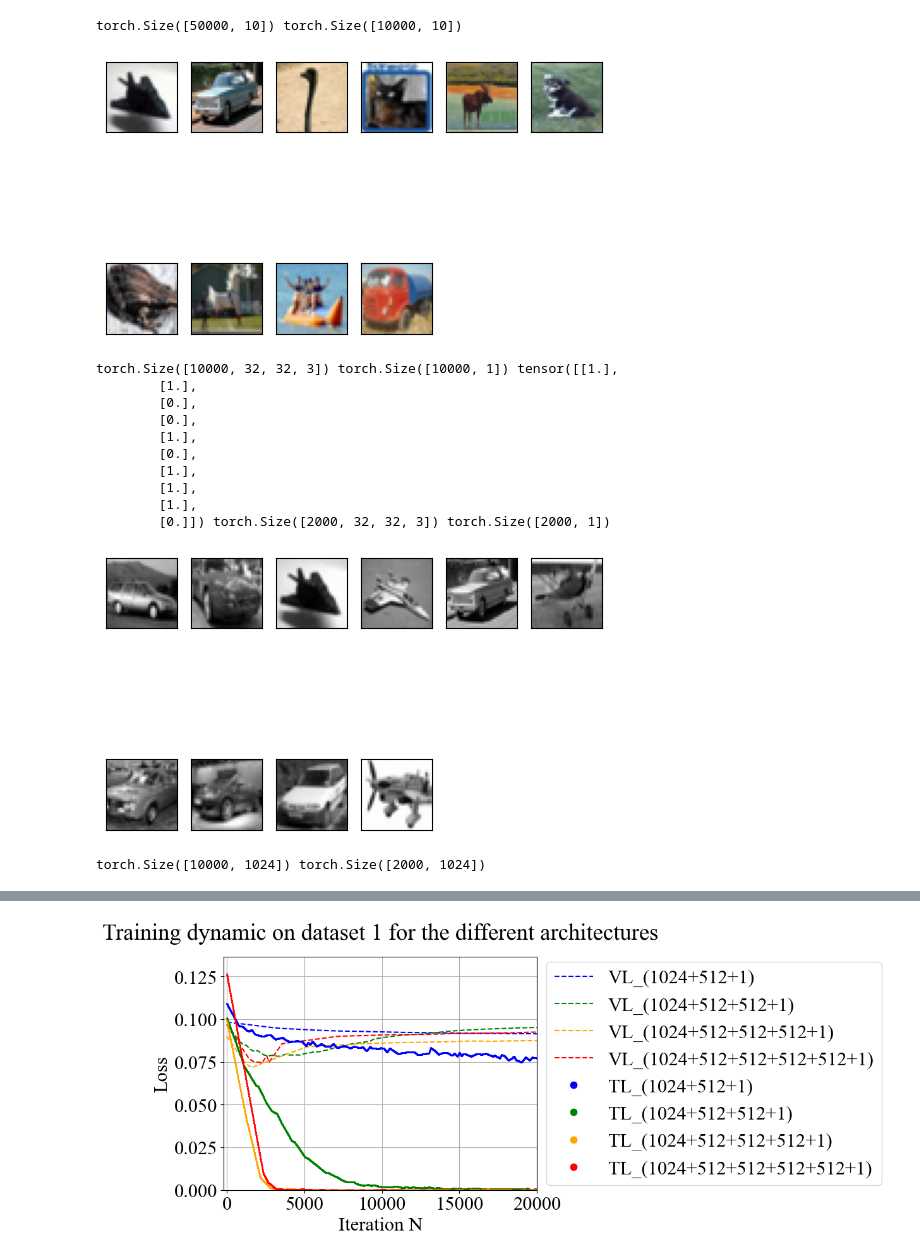
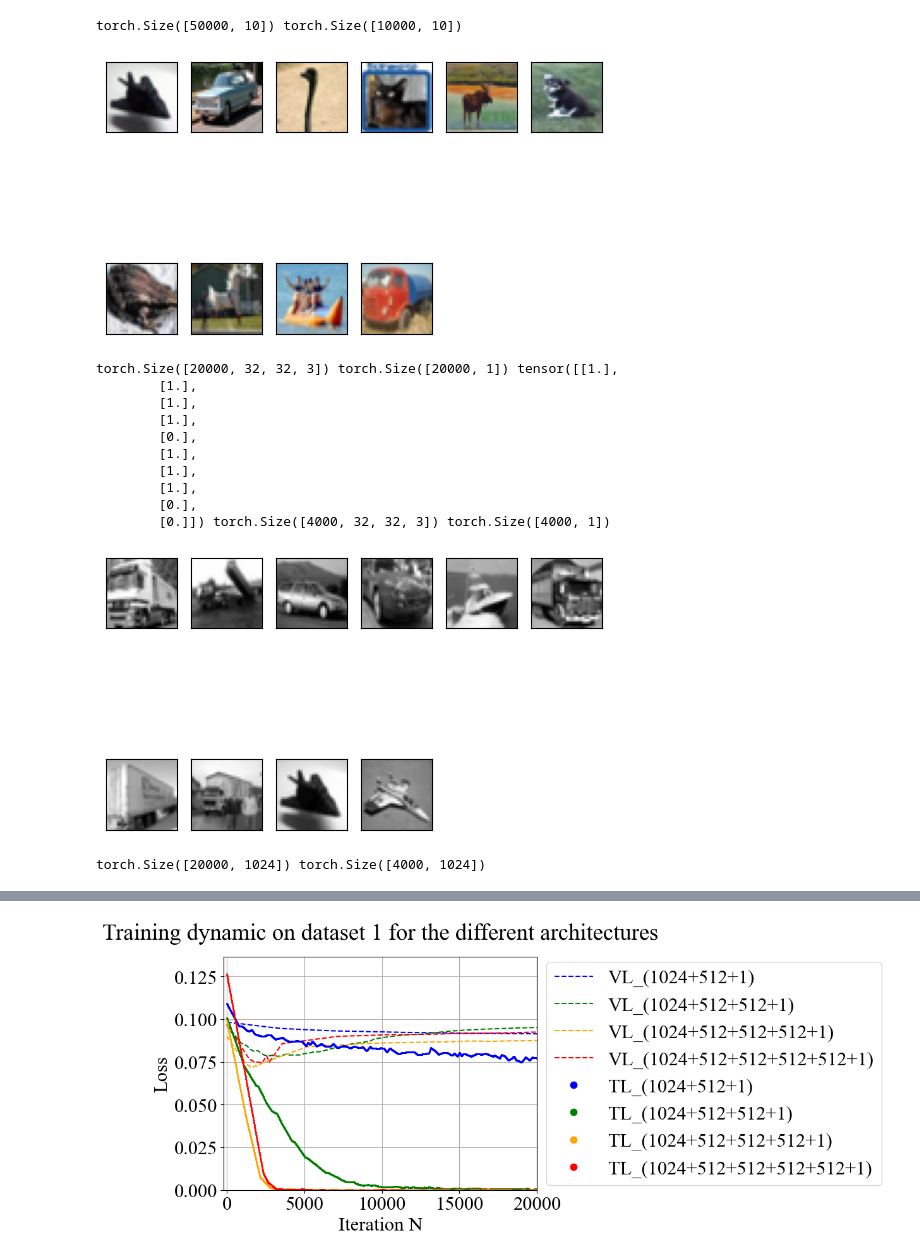
Before and after one commit to HugoVidal1/Stage_P3A_IdePHICS, a Jupyter notebook: CIFAR-10/classifiers_constructor.ipynb, the cells around one changed output, grey strips where cells are left out. Saved outputs shown, nothing was run; the diff lists cells and outputs as text; code cells hidden in the pictures.

```diff
--- a/CIFAR-10/classifiers_constructor.ipynb
+++ b/CIFAR-10/classifiers_constructor.ipynb
@@ -76,8 +76,8 @@ if class_binary_reduction :
     # classe1 = [1, 3, 4]  # elk, truck, dog
     # classe2 = [5, 7, 9]  # horse, car, cat
 
-    classe1 = [1]  # elk
-    classe2 = [0]  # horse
+    classe1 = [1, 9]  # elk
+    classe2 = [0, 8]  # horse
 
     # Création des masques pour les échantillons appartenant à ces classes
     mask_classe1_train = y_train[:, classe1].sum(dim=1) > 0  # True si appartient à classe1
@@ -102,36 +102,36 @@ if class_binary_reduction :
     # y_train = 2*(y_train-0.5)
     # x_valid = 2*(x_valid-0.5)
     # y_valid = 2*(y_valid-0.5)
 
     print(x_train.shape, y_train.shape, y_train[0:10], x_valid.shape, y_valid.shape)
 
 if black_and_white_images :
     x_train = 0.299*x_train[:,:,:,0] + 0.587*x_train[:,:,:,1] + 0.114*x_train[:,:,:,2]
     x_valid = 0.299*x_valid[:,:,:,0] + 0.587*x_valid[:,:,:,1] + 0.114*x_valid[:,:,:,2]
     for i, image in enumerate(x_train[0:10]):
         plt.subplot(2, int(len(x_train[0:10])/2+1),i+1)
         plt.imshow(image, cmap = 'grey')
         plt.xticks([])
         plt.yticks([])
     plt.show()
     x_train, x_valid = (x_train.reshape(x_train.shape[0], x_train.shape[1]*x_train.shape[2])).to(dtype), x_valid.reshape(x_valid.shape[0], x_valid.shape[1]*x_valid.shape[2]).to(dtype)
     print(x_train.shape, x_valid.shape)
 
 else :
     x_train, x_valid = (x_train.reshape(x_train.shape[0], x_train.shape[1]*x_train.shape[2]*x_train.shape[3])).to(dtype), x_valid.reshape(x_valid.shape[0], x_valid.shape[1]*x_valid.shape[2]*x_valid.shape[3]).to(dtype)
     print(x_train.shape, x_valid.shape)
 # %% [output]
 torch.Size([50000, 10]) torch.Size([10000, 10])
 [figure]
-torch.Size([10000, 32, 32, 3]) torch.Size([10000, 1]) tensor([[1.],
+torch.Size([20000, 32, 32, 3]) torch.Size([20000, 1]) tensor([[1.],
         [1.],
-        [0.],
-        [0.],
+        [1.],
         [1.],
         [0.],
         [1.],
         [1.],
         [1.],
-        [0.]]) torch.Size([2000, 32, 32, 3]) torch.Size([2000, 1])
+        [0.],
+        [0.]]) torch.Size([4000, 32, 32, 3]) torch.Size([4000, 1])
-[figure, old version]
+[figure, new version]
-torch.Size([10000, 1024]) torch.Size([2000, 1024])
+torch.Size([20000, 1024]) torch.Size([4000, 1024])
```
Also changed, not shown: parts of 14 cells of this notebook, 7 other files.
